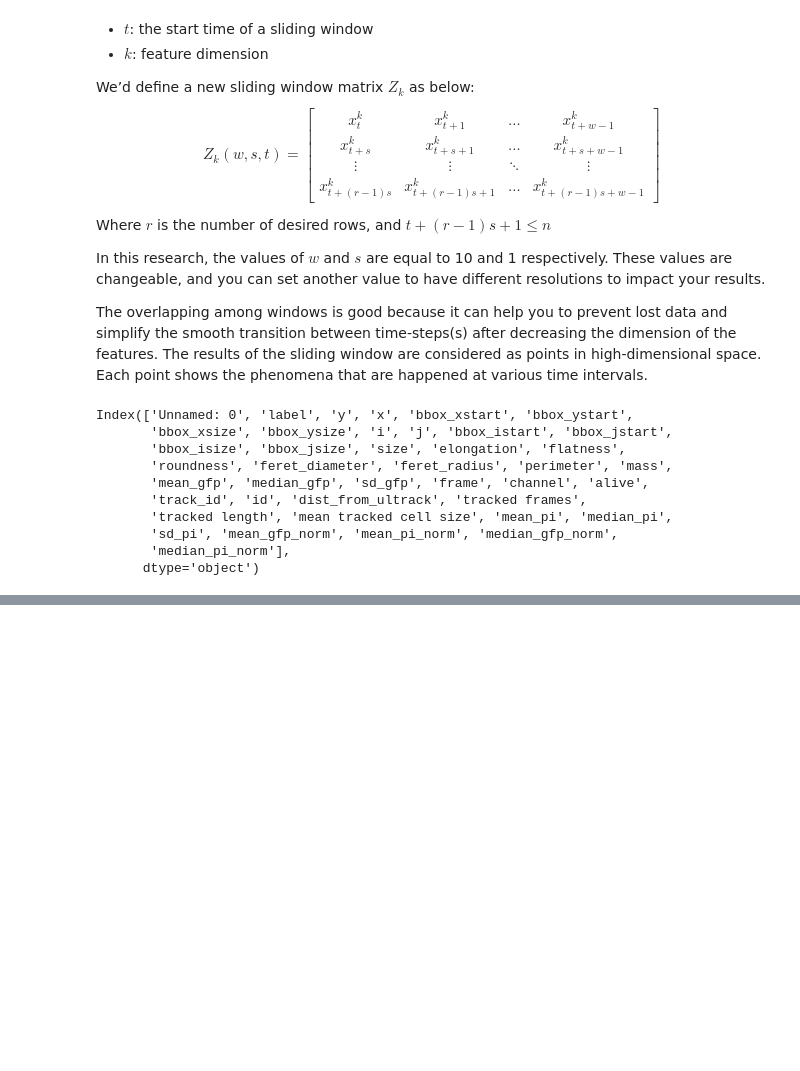
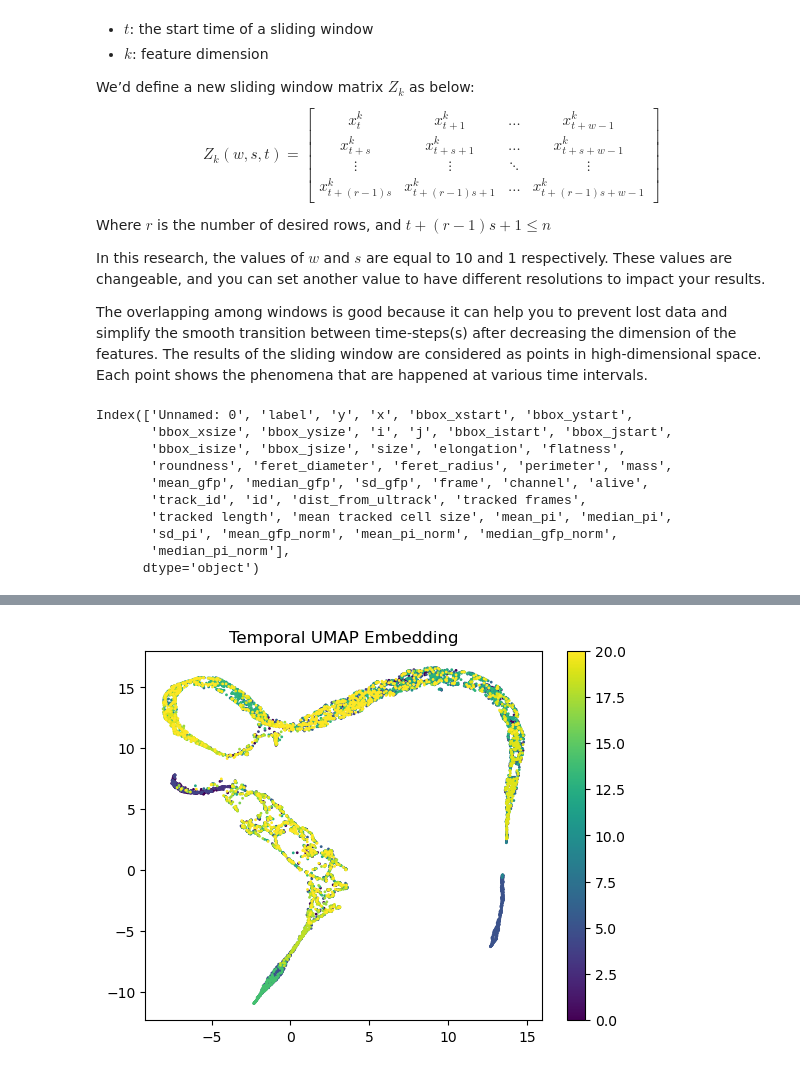
Before and after one commit to bpi-oxford/Cytotoxicity-Pipeline, a Jupyter notebook: notebooks/example_8.ipynb, the cells around one changed output, grey strips where cells are left out. Saved outputs shown, nothing was run; the diff lists cells and outputs as text; code cells hidden in the pictures; blank space fills up the shorter version.

```diff
--- a/notebooks/example_8.ipynb
+++ b/notebooks/example_8.ipynb
@@ -187,0 +202,17 @@ for i, tid in enumerate(track_ids):
+# %%
+# need to build autoencoder for image feature embedding, use flatten for quick test
+Z_flatten = []
+label = []
+for tid, z in enumerate(Z):
+    for f in z.values():
+        for t in f:
+            Z_flatten.append(t.ravel())
+            label.append(tid)
+Z_flatten = np.concatenate(Z_flatten).reshape(-1,4, 100) # time, feature, z_flatten
+label = np.array(label).reshape((-1,4))[:,0]
+
+# swap feature and time axis, combine the 4 signal features then flatten
+Z_flatten = Z_flatten.reshape((-1,Z_flatten.shape[1]*Z_flatten.shape[2]))
+# %%
+reducer = umap.UMAP(random_state=42)
+reducer.fit(Z_flatten)
@@ -187,0 +221,9 @@ for i, tid in enumerate(track_ids):
+# %%
+embedding = reducer.fit_transform(Z_flatten)
+# %%
+plt.scatter(embedding[:, 0], embedding[:, 1],s=1,c=label)
+plt.colorbar()
+plt.title('Temporal UMAP Embedding')
+plt.show()
+# %% [output]
+[figure, added]
```
Also changed, not shown: parts of 4 cells of this notebook.
